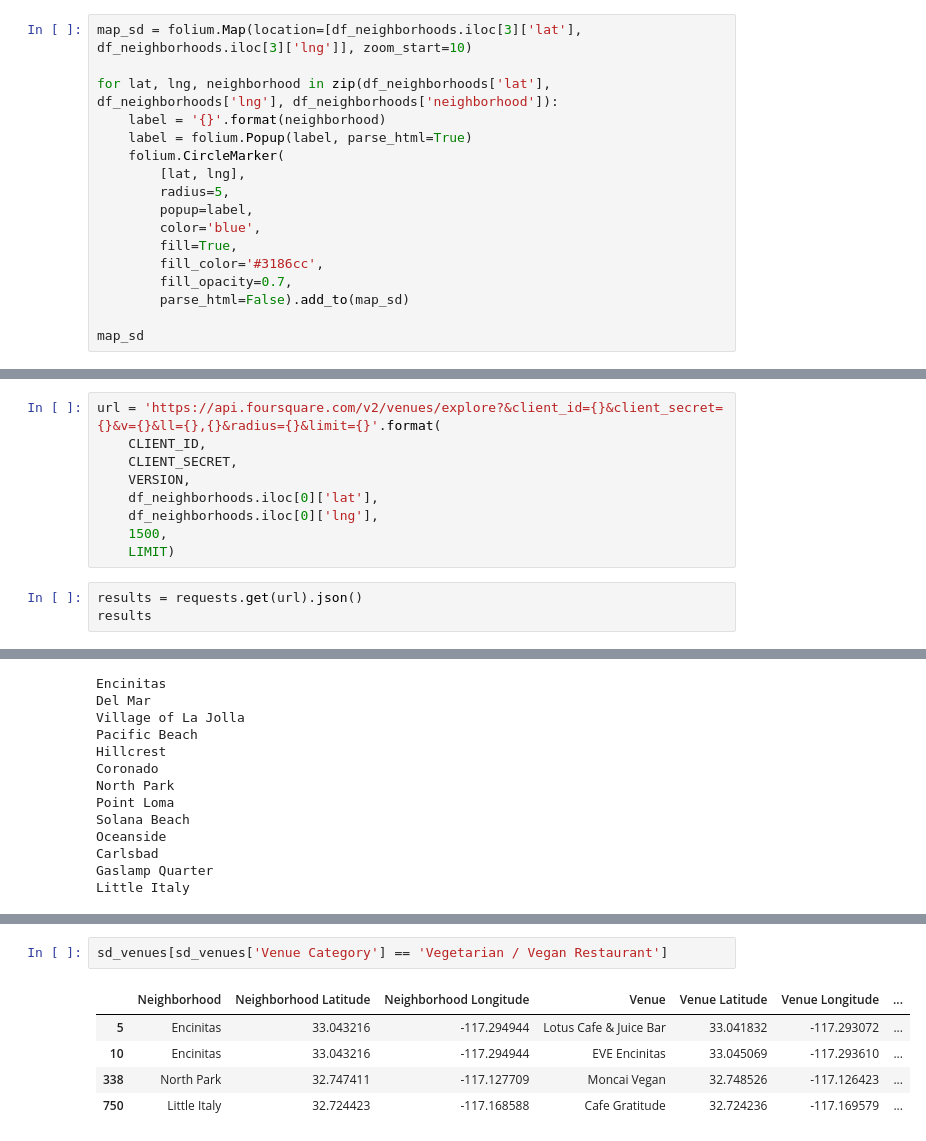
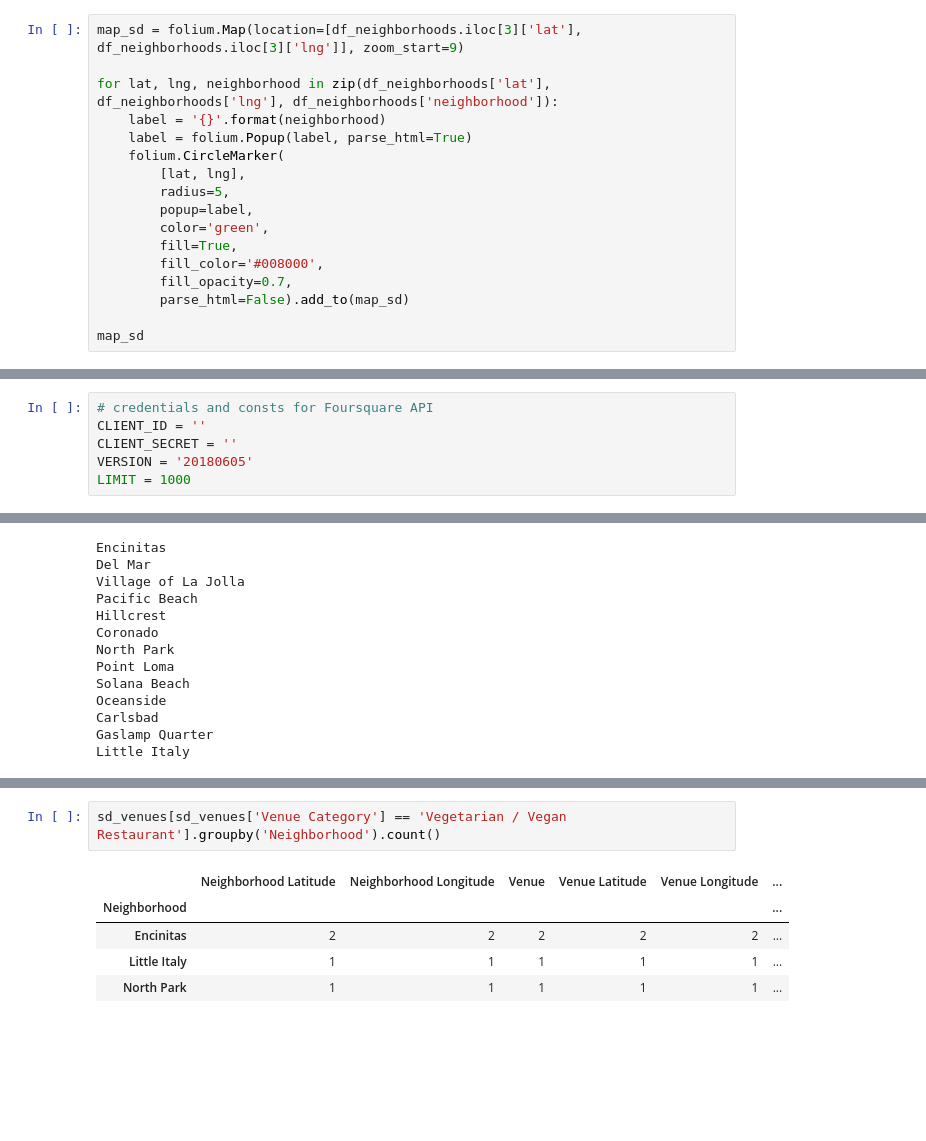
Before and after one commit to dominikalad/Coursera_Capstone, a Jupyter notebook: Capstone_DS_Project-Foursquare.ipynb, the cells around one changed output, grey strips where cells are left out. Cells and saved outputs as stored; diff of their text form; blank space fills up the shorter version.

```diff
--- a/Capstone_DS_Project-Foursquare.ipynb
+++ b/Capstone_DS_Project-Foursquare.ipynb
@@ -78,5 +135,5 @@ df_neighborhoods.rename(columns={'col1': 'street', 'col2': 'neigborhood', 'col7'
 # %%
-map_sd = folium.Map(location=[df_neighborhoods.iloc[3]['lat'], df_neighborhoods.iloc[3]['lng']], zoom_start=10)
+map_sd = folium.Map(location=[df_neighborhoods.iloc[3]['lat'], df_neighborhoods.iloc[3]['lng']], zoom_start=9)
 
 for lat, lng, neighborhood in zip(df_neighborhoods['lat'], df_neighborhoods['lng'], df_neighborhoods['neighborhood']):
     label = '{}'.format(neighborhood)
@@ -85,9 +142,9 @@ for lat, lng, neighborhood in zip(df_neighborhoods['lat'], df_neighborhoods['lng
         [lat, lng],
         radius=5,
         popup=label,
-        color='blue',
+        color='green',
         fill=True,
-        fill_color='#3186cc',
+        fill_color='#008000',
         fill_opacity=0.7,
         parse_html=False).add_to(map_sd)
 
@@ -102,12 +153,0 @@ LIMIT = 100 # A default Foursquare API limit value
-# %%
-url = 'https://api.foursquare.com/v2/venues/explore?&client_id={}&client_secret={}&v={}&ll={},{}&radius={}&limit={}'.format(
-    CLIENT_ID,
-    CLIENT_SECRET,
-    VERSION,
-    df_neighborhoods.iloc[0]['lat'],
-    df_neighborhoods.iloc[0]['lng'],
-    1500,
-    LIMIT)
-# %%
-results = requests.get(url).json()
-results
@@ -132 +158,7 @@ results
+# %%
+# credentials and consts for Foursquare API
+CLIENT_ID = ''
+CLIENT_SECRET = ''
+VERSION = '20180605'
+LIMIT = 1000
 # %%
@@ -265,9 +329,9 @@ sd_venues[sd_venues['Venue Category'] == 'Breakfast Spot']
 # %%
-sd_venues[sd_venues['Venue Category'] == 'Vegetarian / Vegan Restaurant']
+sd_venues[sd_venues['Venue Category'] == 'Vegetarian / Vegan Restaurant'].groupby('Neighborhood').count()
 # %% [output]
-|  | Neighborhood | Neighborhood Latitude | Neighborhood Longitude | Venue | Venue Latitude | Venue Longitude | ... |
-| 5 | Encinitas | 33.043216 | -117.294944 | Lotus Cafe & Juice Bar | 33.041832 | -117.293072 | ... |
-| 10 | Encinitas | 33.043216 | -117.294944 | EVE Encinitas | 33.045069 | -117.293610 | ... |
-| 338 | North Park | 32.747411 | -117.127709 | Moncai Vegan | 32.748526 | -117.126423 | ... |
-| 750 | Little Italy | 32.724423 | -117.168588 | Cafe Gratitude | 32.724236 | -117.169579 | ... |
+|  | Neighborhood Latitude | Neighborhood Longitude | Venue | Venue Latitude | Venue Longitude | ... |
+| Neighborhood |  |  |  |  |  | ... |
+| Encinitas | 2 | 2 | 2 | 2 | 2 | ... |
+| Little Italy | 1 | 1 | 1 | 1 | 1 | ... |
+| North Park | 1 | 1 | 1 | 1 | 1 | ... |
 # %%
```
Also changed, not shown: parts of 54 cells of this notebook.
